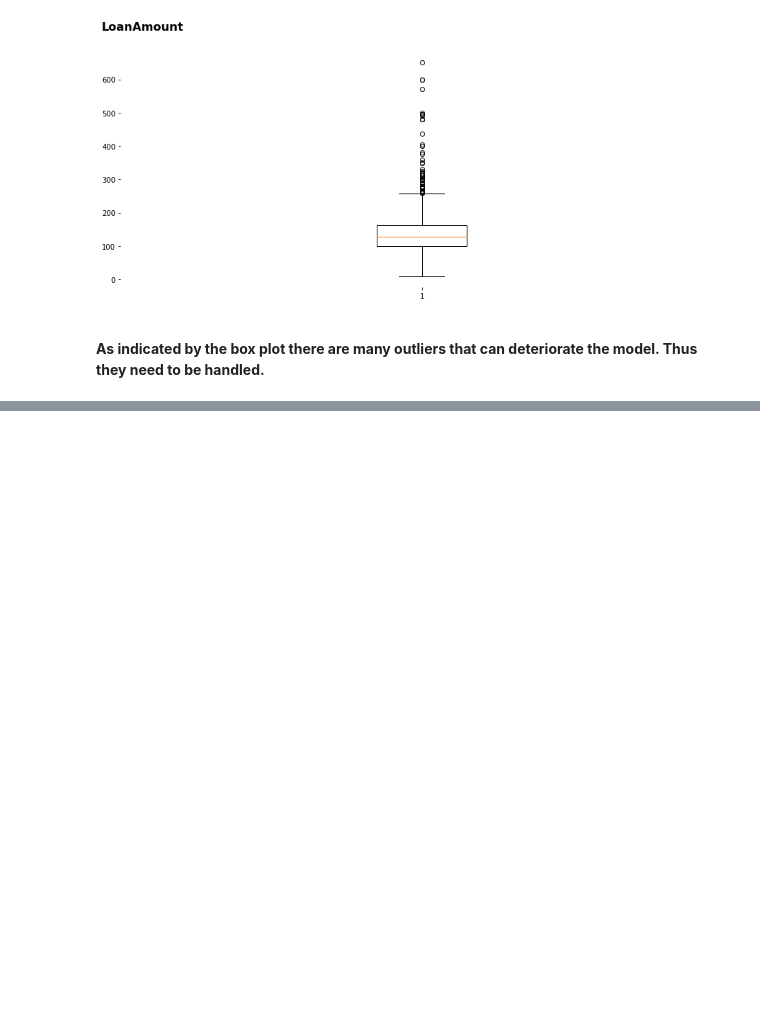
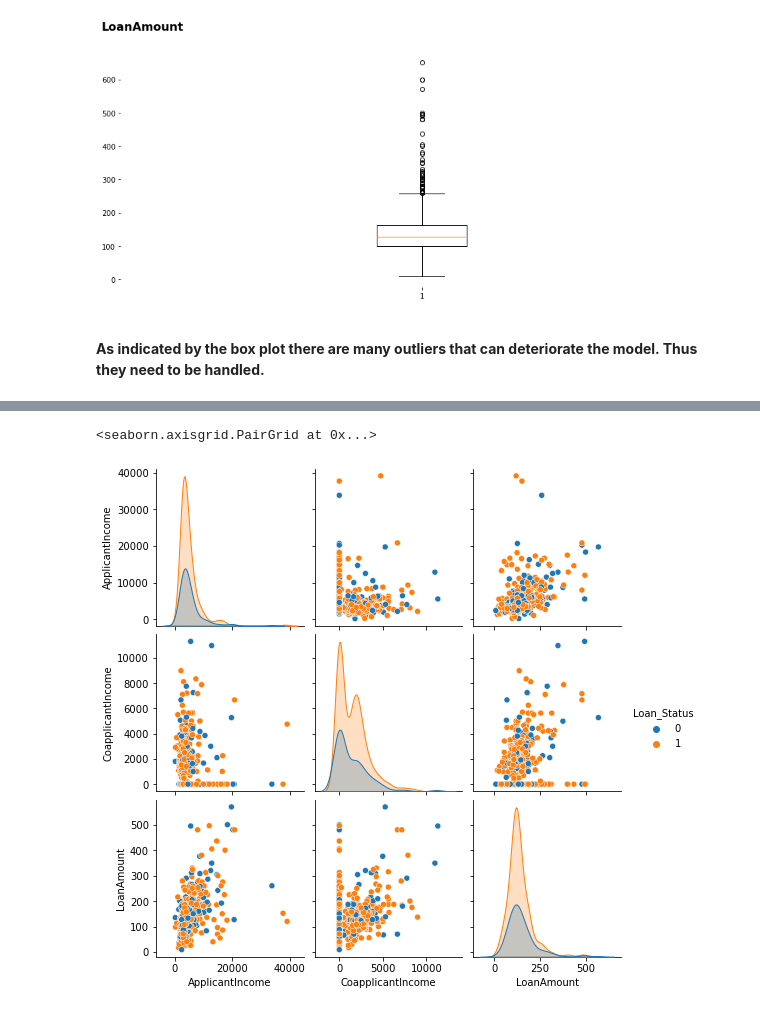
Before and after one commit to gargi-09/My-Kaggle-Work, a Jupyter notebook: exploring-data.ipynb, the cells around one changed output, grey strips where cells are left out. Drawn from its saved outputs; the diff is of its cells as text; code cells hidden in the pictures; blank space fills up the shorter version.

```diff
--- a/exploring-data.ipynb
+++ b/exploring-data.ipynb
@@ -428,0 +508,3 @@ for n in num:
+# %%
+train_df = train_df[train_df['ApplicantIncome']<50000]
+train_df.shape
@@ -428,0 +526,3 @@ for n in num:
+# %%
+train_df = train_df[train_df['CoapplicantIncome']<20000]
+train_df.shape
@@ -428,0 +539,3 @@ for n in num:
+# %%
+train_df=train_df[train_df['LoanAmount']<600]
+train_df.shape
@@ -428,0 +548,3 @@ for n in num:
+# %%
+train_df1 = train_df[['ApplicantIncome','CoapplicantIncome','LoanAmount','Loan_Status']].copy()
+train_df1.head()
@@ -428,0 +558,5 @@ for n in num:
+# %%
+sns.pairplot(train_df1,hue = 'Loan_Status')
+# %% [output]
+<seaborn.axisgrid.PairGrid at 0x...>
+[figure, added]
```
Also changed, not shown: parts of 25 cells of this notebook.
